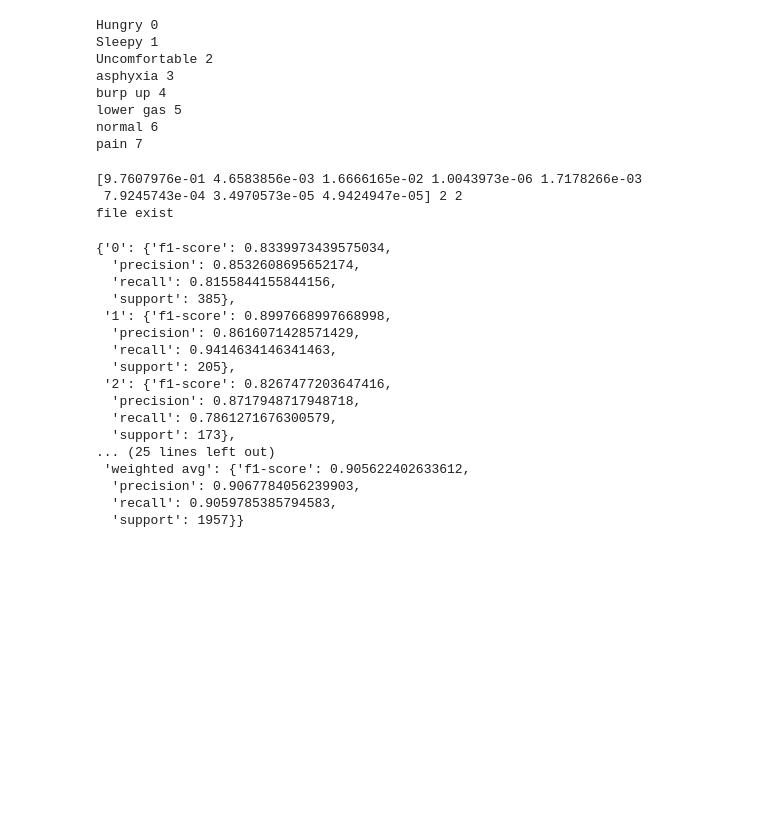
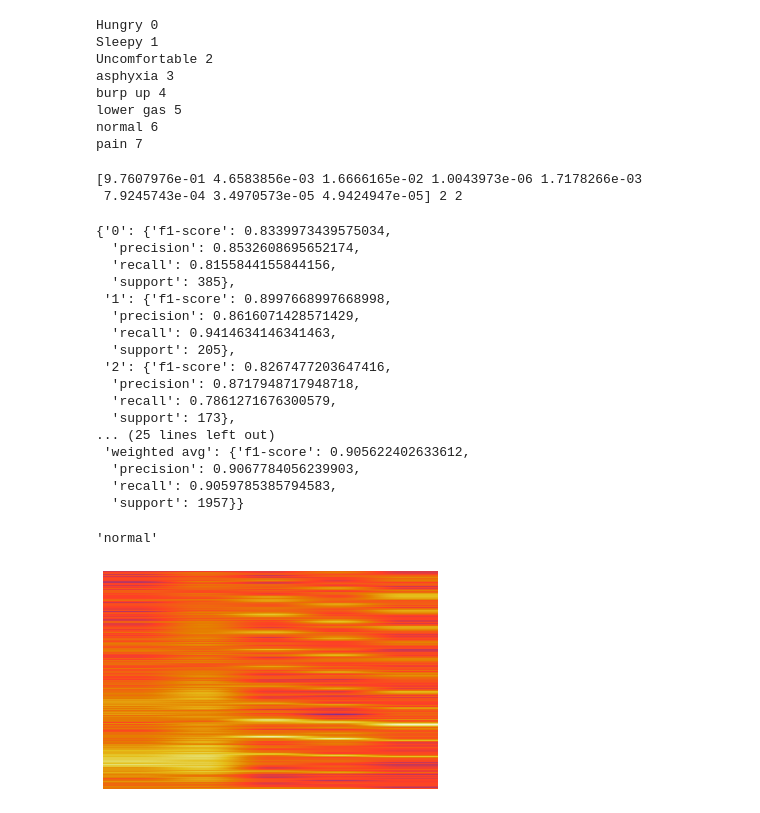
Before and after one commit to motazsaad/infant-cry-care, a Jupyter notebook: deepLearning/deepLearningCryCare.ipynb, the cells around one changed output. Cells and saved outputs as stored; diff of their text form; code cells hidden in the pictures; blank space fills up the shorter version.

```diff
--- a/deepLearning/deepLearningCryCare.ipynb
+++ b/deepLearning/deepLearningCryCare.ipynb
@@ -218,7 +219,7 @@ print(predict_y[200],y_test[700], predicted_classes[700])
 directories=['Hungry','Sleepy','Uncomfortable','asphyxia','burp up','lower gas','normal','pain']
 
 report = classification_report( predicted_classes,y_test,output_dict=True)
-exportClassificationReport(report, 'CNN-Final', directories)
+# exportClassificationReport(report, 'CNN-Final', directories)
 
 # test_set.filenames[1000:]
 # predicted_classes
@@ -226,7 +227,6 @@ report
 # %% [output]
 [9.7607976e-01 4.6583856e-03 1.6666165e-02 1.0043973e-06 1.7178266e-03
  7.9245743e-04 3.4970573e-05 4.9424947e-05] 2 2
-file exist
 {'0': {'f1-score': 0.8339973439575034,
   'precision': 0.8532608695652174,
   'recall': 0.8155844155844156,
@@ -244,3 +244,33 @@ file exist
   'precision': 0.9067784056239903,
   'recall': 0.9059785385794583,
   'support': 1957}}
+# %%
+import matplotlib.pyplot as plt
+from keras.applications.vgg16 import preprocess_input
+classes=['Hungry','Sleepy','Uncomfortable','asphyxia','burp up','lower gas','normal','pain']
+filename = mainPath + 'cnn.sav'
+cnn2 = pickle.load(open(filename, 'rb'))
+from keras.preprocessing.image import load_img, img_to_array
+# %%
+def predictAudio(audio):
+  audiofile, sr = librosa.load(audio, sr = 11025, mono = True)
+  plt.specgram(audiofile, NFFT=2048, Fs=2, Fc=0, noverlap=128, cmap='CMRmap', sides='default', mode='default', scale='dB');
+  plt.axis('off');
+  name = audio.split('/')[-1]
+  filaname = f'{mainPath}predictedImage/{name[:-3].replace(".", "")}.png'
+  plt.savefig(filaname)
+
+  my_image = load_img(filaname, target_size=(256, 256))
+  my_image = img_to_array(my_image)
+  my_image = my_image.reshape((1, my_image.shape[0], my_image.shape[1], my_image.shape[2]))
+  # my_image = preprocess_input(my_image)
+
+  y = cnn2.predict(my_image)
+  predicted_class = np.argmax(np.round(y),axis=1)[0]
+  return classes[predicted_class]
+
+y = predictAudio(exp4Path + 'output/val/normal/0078006000.wav')
+y
+# %% [output]
+'normal'
+[figure, added]
```
Also changed, not shown: parts of 3 cells of this notebook.
